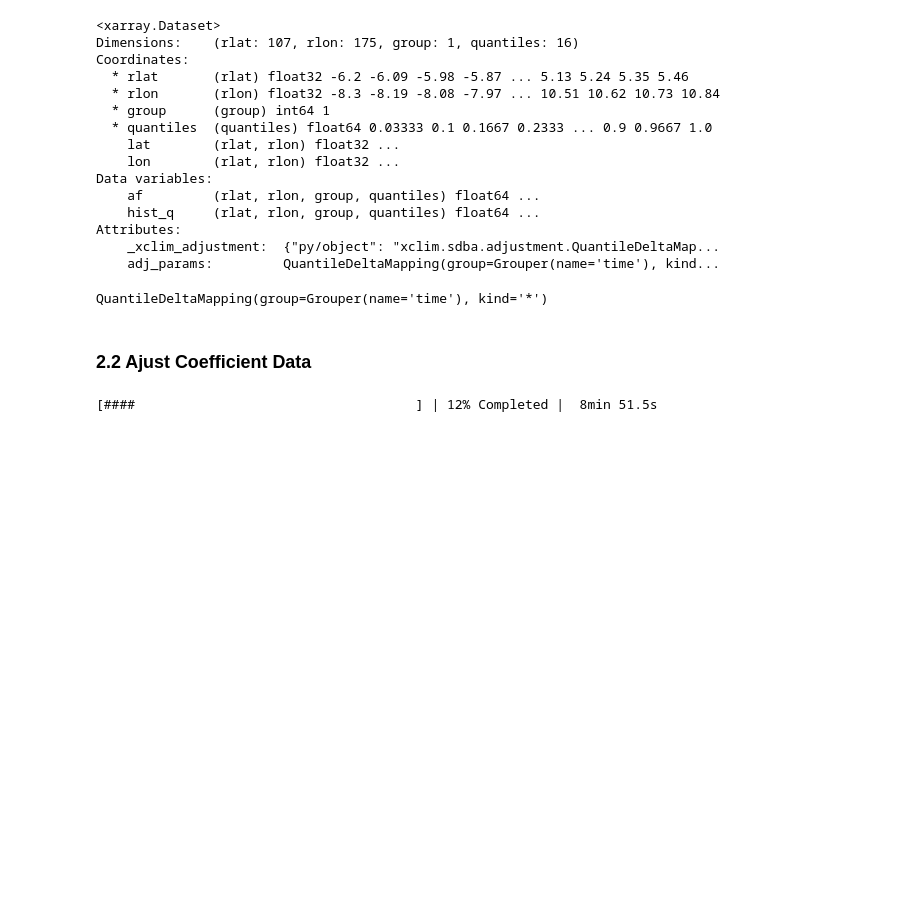
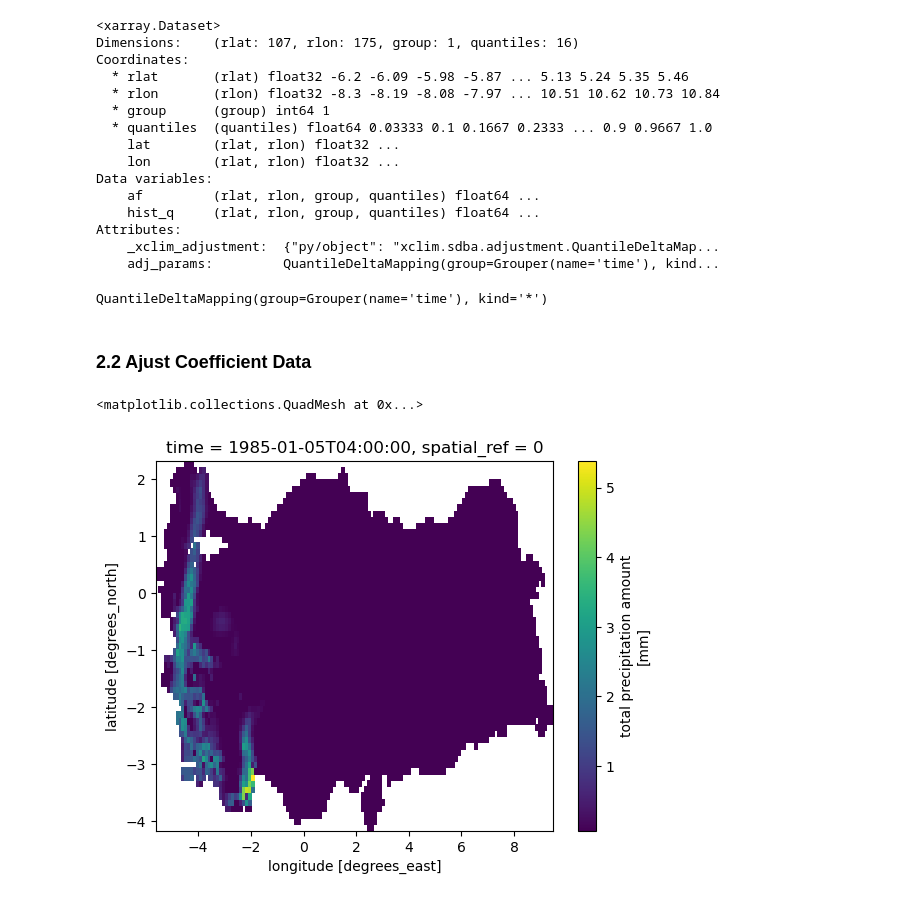
Before and after one commit to donmezkutay/msc-thesis-codes, a Jupyter notebook: bias_correction2_adjust_model.ipynb, the cells around one changed output. Saved outputs shown, nothing was run; the diff lists cells and outputs as text; code cells hidden in the pictures; blank space fills up the shorter version.

```diff
--- a/bias_correction2_adjust_model.ipynb
+++ b/bias_correction2_adjust_model.ipynb
@@ -253,10 +202,0 @@ dt_model_qm = QM.adjust(dt_model['TOT_PREC'], interp='linear')
-# %%
-from dask.diagnostics import ProgressBar
-
-delayed_obj = dt_model_qm.to_netcdf(fr"{path_general}/cosmo/BC_{bias_algo}_Tr011_MPI_RF_PR_{season}_1hr_198501_200512.nc",
-                                       compute=False)
-
-with ProgressBar():
-    results = dt_model_qm.compute()
-# %% [output]
-[####                                    ] | 12% Completed |  8min 51.5s
@@ -262,0 +223,5 @@ with ProgressBar():
+# %%
+dt_model_clipped['TOT_PREC'][100].plot()
+# %% [output]
+<matplotlib.collections.QuadMesh at 0x...>
+[figure, added]
```
Also changed, not shown: parts of 21 cells of this notebook, 7 other files.
